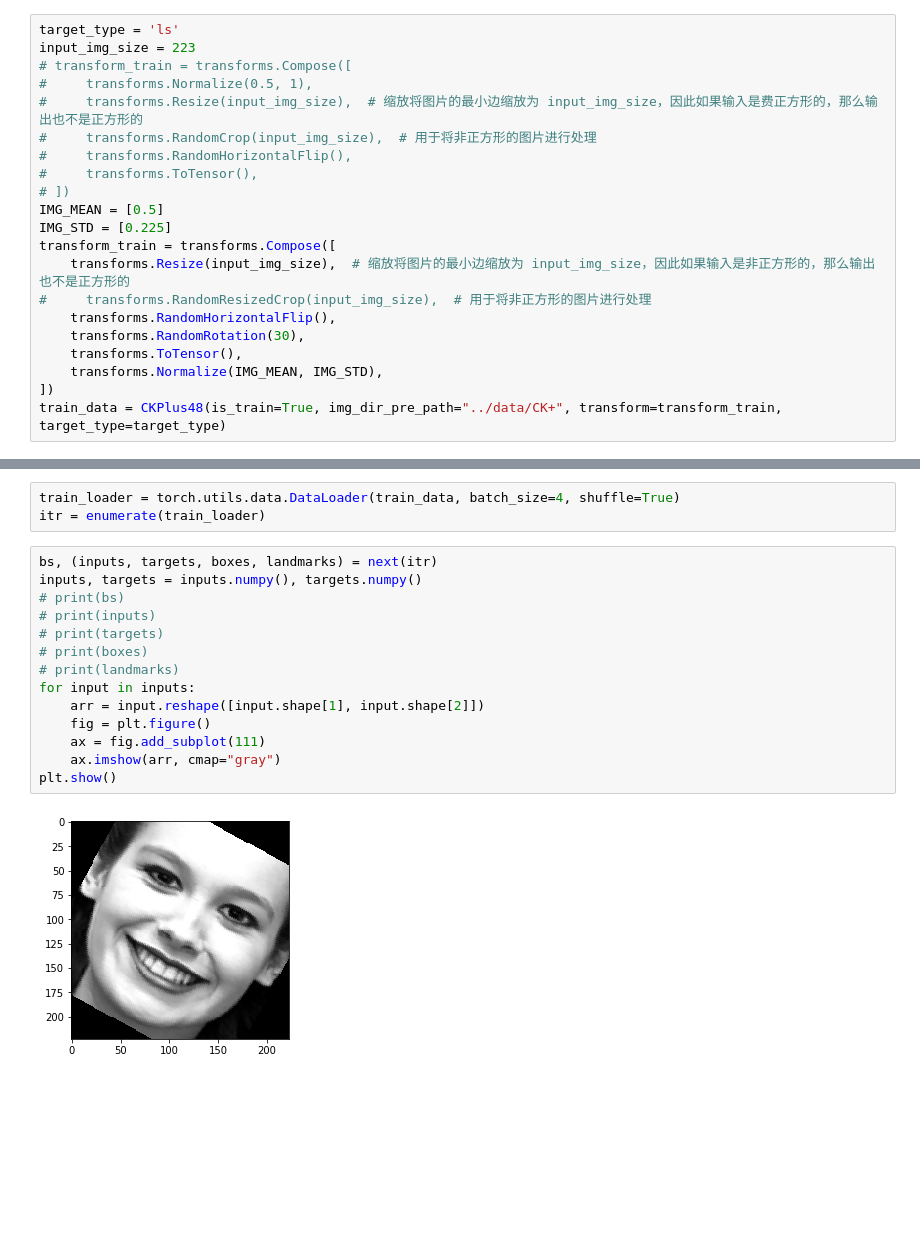
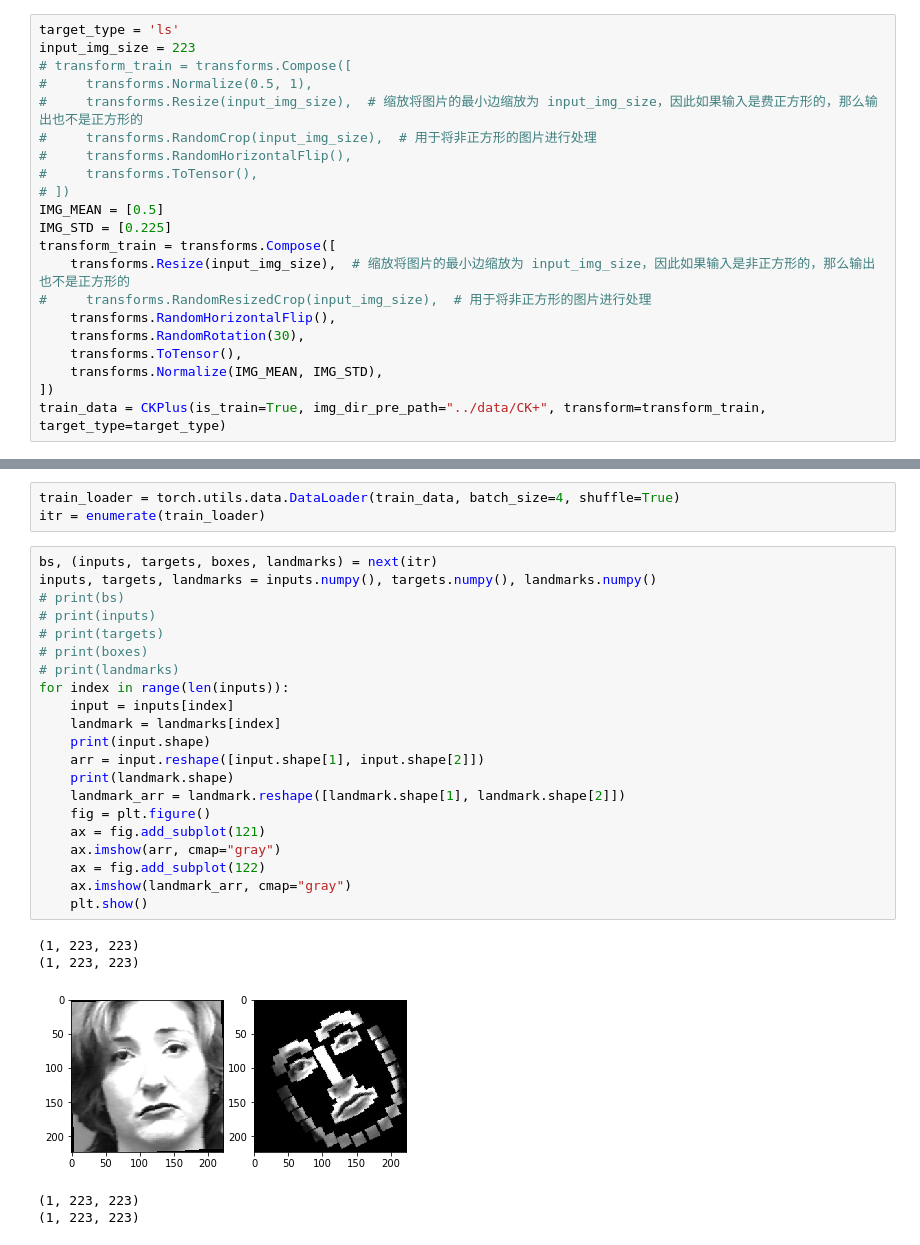
Before and after one commit to Chaunhewie/FER-based-on-Pytorch, a Jupyter notebook: pre_processing_data/re_build_data_CKPlus.ipynb, the cells around one changed output, grey strips where cells are left out. Drawn from its saved outputs; the diff is of its cells as text; blank space fills up the shorter version.

Commit message:
添加face_landmarks数据库封装，训练代码添加根据landmarks_inputs进行识别

```diff
--- a/pre_processing_data/re_build_data_CKPlus.ipynb
+++ b/pre_processing_data/re_build_data_CKPlus.ipynb
@@ -161,7 +161,7 @@ transform_train = transforms.Compose([
     transforms.ToTensor(),
     transforms.Normalize(IMG_MEAN, IMG_STD),
 ])
-train_data = CKPlus48(is_train=True, img_dir_pre_path="../data/CK+", transform=transform_train, target_type=target_type)
+train_data = CKPlus(is_train=True, img_dir_pre_path="../data/CK+", transform=transform_train, target_type=target_type)
 # %% [output]
 train_num:  906  test_num: 75
 # %%
@@ -169,17 +169,28 @@ train_loader = torch.utils.data.DataLoader(train_data, batch_size=4, shuffle=Tru
 itr = enumerate(train_loader)
 # %%
 bs, (inputs, targets, boxes, landmarks) = next(itr)
-inputs, targets = inputs.numpy(), targets.numpy()
+inputs, targets, landmarks = inputs.numpy(), targets.numpy(), landmarks.numpy()
 # print(bs)
 # print(inputs)
 # print(targets)
 # print(boxes)
 # print(landmarks)
-for input in inputs:
+for index in range(len(inputs)):
+    input = inputs[index]
+    landmark = landmarks[index]
+    print(input.shape)
     arr = input.reshape([input.shape[1], input.shape[2]])
+    print(landmark.shape)
+    landmark_arr = landmark.reshape([landmark.shape[1], landmark.shape[2]])
     fig = plt.figure()
-    ax = fig.add_subplot(111)
+    ax = fig.add_subplot(121)
     ax.imshow(arr, cmap="gray")
-plt.show()
+    ax = fig.add_subplot(122)
+    ax.imshow(landmark_arr, cmap="gray")
+    plt.show()
 # %% [output]
+(1, 223, 223)
+(1, 223, 223)
-[figure, old version]
+[figure, new version]
+(1, 223, 223)
+(1, 223, 223)
```
Also changed, not shown: parts of 2 cells of this notebook, 9 other files.
